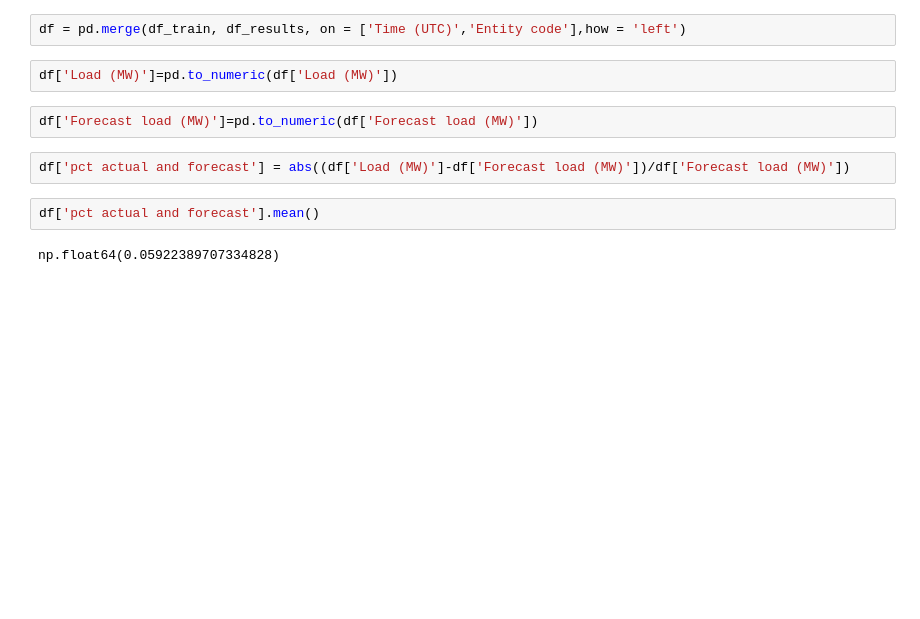
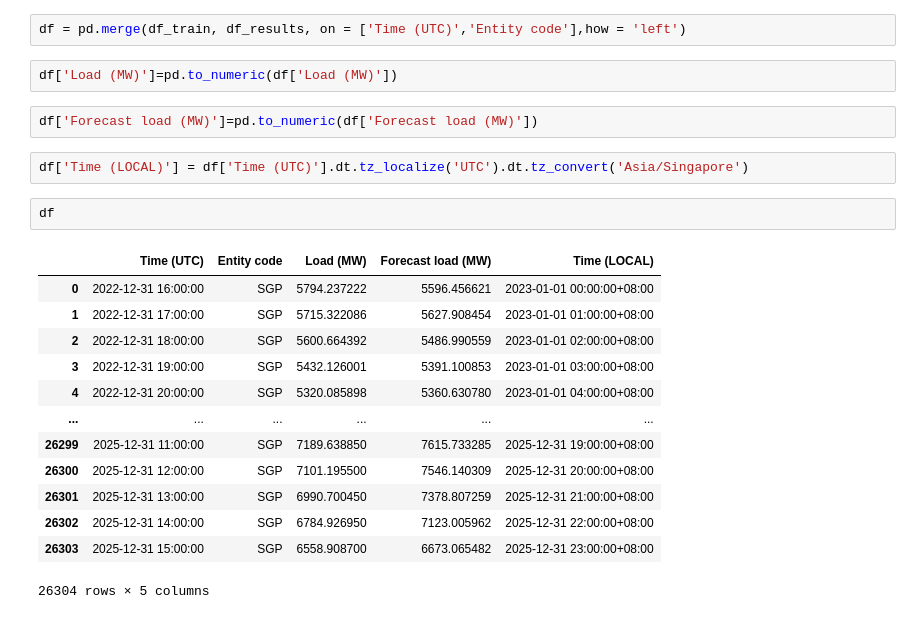
Before and after one commit to ember-energy/demandcast, a Jupyter notebook: analysis/analysis.ipynb, the cells around one changed output. Drawn from its saved outputs; the diff is of its cells as text; blank space fills up the shorter version.

```diff
--- a/analysis/analysis.ipynb
+++ b/analysis/analysis.ipynb
@@ -65,9 +38,21 @@ df = pd.merge(df_train, df_results, on = ['Time (UTC)','Entity code'],how = 'lef
 df['Load (MW)']=pd.to_numeric(df['Load (MW)'])
 # %%
 df['Forecast load (MW)']=pd.to_numeric(df['Forecast load (MW)'])
-# %%
-df['pct actual and forecast'] = abs((df['Load (MW)']-df['Forecast load (MW)'])/df['Forecast load (MW)'])
-# %%
-df['pct actual and forecast'].mean()
-# %% [output]
-np.float64(0.05922389707334828)
+# %%
+df['Time (LOCAL)'] = df['Time (UTC)'].dt.tz_localize('UTC').dt.tz_convert('Asia/Singapore')
+# %%
+df
+# %% [output]
+|  | Time (UTC) | Entity code | Load (MW) | Forecast load (MW) | Time (LOCAL) |
+| 0 | 2022-12-31 16:00:00 | SGP | 5794.237222 | 5596.456621 | 2023-01-01 00:00:00+08:00 |
+| 1 | 2022-12-31 17:00:00 | SGP | 5715.322086 | 5627.908454 | 2023-01-01 01:00:00+08:00 |
+| 2 | 2022-12-31 18:00:00 | SGP | 5600.664392 | 5486.990559 | 2023-01-01 02:00:00+08:00 |
+| 3 | 2022-12-31 19:00:00 | SGP | 5432.126001 | 5391.100853 | 2023-01-01 03:00:00+08:00 |
+| 4 | 2022-12-31 20:00:00 | SGP | 5320.085898 | 5360.630780 | 2023-01-01 04:00:00+08:00 |
+| ... | ... | ... | ... | ... | ... |
+| 26299 | 2025-12-31 11:00:00 | SGP | 7189.638850 | 7615.733285 | 2025-12-31 19:00:00+08:00 |
+| 26300 | 2025-12-31 12:00:00 | SGP | 7101.195500 | 7546.140309 | 2025-12-31 20:00:00+08:00 |
+| 26301 | 2025-12-31 13:00:00 | SGP | 6990.700450 | 7378.807259 | 2025-12-31 21:00:00+08:00 |
+| 26302 | 2025-12-31 14:00:00 | SGP | 6784.926950 | 7123.005962 | 2025-12-31 22:00:00+08:00 |
+| 26303 | 2025-12-31 15:00:00 | SGP | 6558.908700 | 6673.065482 | 2025-12-31 23:00:00+08:00 |
+26304 rows × 5 columns
```
Also changed, not shown: parts of 15 cells of this notebook, 3 other files.
